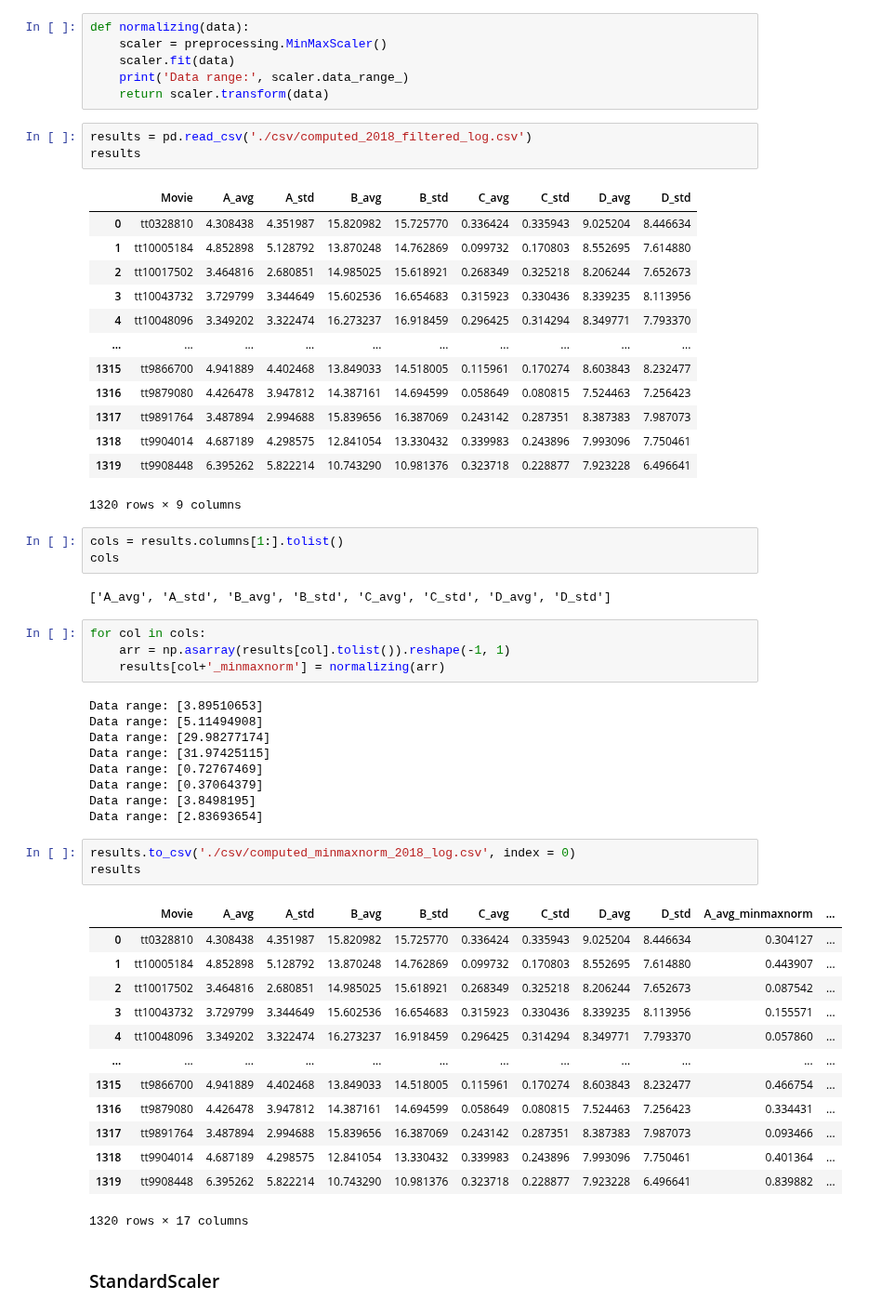
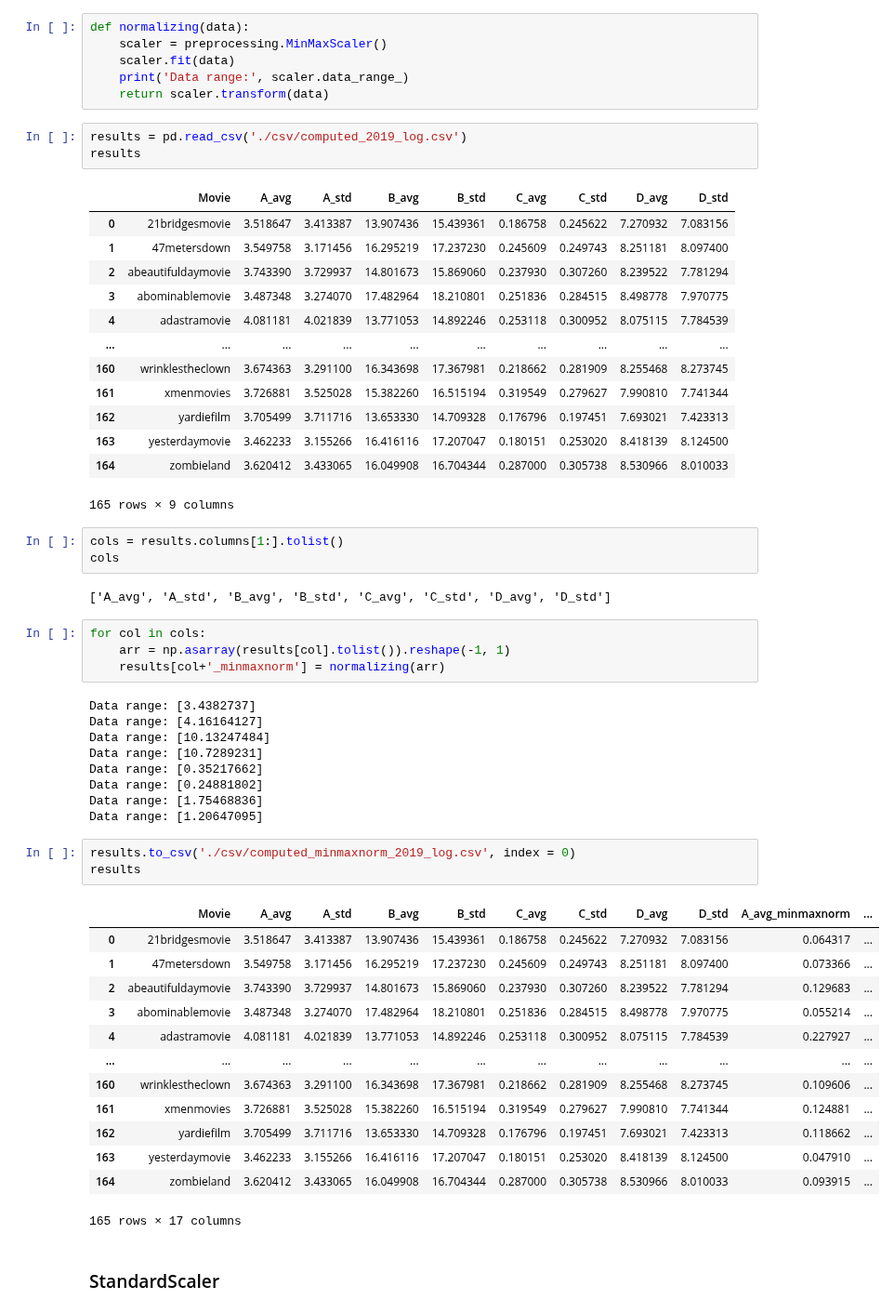
Before and after one commit to arrowill74/GPUbackup, a Jupyter notebook: Video/ComputableFeatures.ipynb, the cells around one changed output. Shown at 93% size. Cells and saved outputs as stored; diff of their text form.

Commit message:
Video feature computed

```diff
--- a/Video/ComputableFeatures.ipynb
+++ b/Video/ComputableFeatures.ipynb
@@ -336,22 +448,22 @@ def normalizing(data):
     print('Data range:', scaler.data_range_)
     return scaler.transform(data)
 # %%
-results = pd.read_csv('./csv/computed_2018_filtered_log.csv')
+results = pd.read_csv('./csv/computed_2019_log.csv')
 results
 # %% [output]
 |  | Movie | A_avg | A_std | B_avg | B_std | C_avg | C_std | D_avg | D_std |
-| 0 | tt0328810 | 4.308438 | 4.351987 | 15.820982 | 15.725770 | 0.336424 | 0.335943 | 9.025204 | 8.446634 |
-| 1 | tt10005184 | 4.852898 | 5.128792 | 13.870248 | 14.762869 | 0.099732 | 0.170803 | 8.552695 | 7.614880 |
-| 2 | tt10017502 | 3.464816 | 2.680851 | 14.985025 | 15.618921 | 0.268349 | 0.325218 | 8.206244 | 7.652673 |
-| 3 | tt10043732 | 3.729799 | 3.344649 | 15.602536 | 16.654683 | 0.315923 | 0.330436 | 8.339235 | 8.113956 |
-| 4 | tt10048096 | 3.349202 | 3.322474 | 16.273237 | 16.918459 | 0.296425 | 0.314294 | 8.349771 | 7.793370 |
+| 0 | 21bridgesmovie | 3.518647 | 3.413387 | 13.907436 | 15.439361 | 0.186758 | 0.245622 | 7.270932 | 7.083156 |
+| 1 | 47metersdown | 3.549758 | 3.171456 | 16.295219 | 17.237230 | 0.245609 | 0.249743 | 8.251181 | 8.097400 |
+| 2 | abeautifuldaymovie | 3.743390 | 3.729937 | 14.801673 | 15.869060 | 0.237930 | 0.307260 | 8.239522 | 7.781294 |
+| 3 | abominablemovie | 3.487348 | 3.274070 | 17.482964 | 18.210801 | 0.251836 | 0.284515 | 8.498778 | 7.970775 |
+| 4 | adastramovie | 4.081181 | 4.021839 | 13.771053 | 14.892246 | 0.253118 | 0.300952 | 8.075115 | 7.784539 |
 | ... | ... | ... | ... | ... | ... | ... | ... | ... | ... |
-| 1315 | tt9866700 | 4.941889 | 4.402468 | 13.849033 | 14.518005 | 0.115961 | 0.170274 | 8.603843 | 8.232477 |
-| 1316 | tt9879080 | 4.426478 | 3.947812 | 14.387161 | 14.694599 | 0.058649 | 0.080815 | 7.524463 | 7.256423 |
-| 1317 | tt9891764 | 3.487894 | 2.994688 | 15.839656 | 16.387069 | 0.243142 | 0.287351 | 8.387383 | 7.987073 |
-| 1318 | tt9904014 | 4.687189 | 4.298575 | 12.841054 | 13.330432 | 0.339983 | 0.243896 | 7.993096 | 7.750461 |
-| 1319 | tt9908448 | 6.395262 | 5.822214 | 10.743290 | 10.981376 | 0.323718 | 0.228877 | 7.923228 | 6.496641 |
+| 160 | wrinklestheclown | 3.674363 | 3.291100 | 16.343698 | 17.367981 | 0.218662 | 0.281909 | 8.255468 | 8.273745 |
+| 161 | xmenmovies | 3.726881 | 3.525028 | 15.382260 | 16.515194 | 0.319549 | 0.279627 | 7.990810 | 7.741344 |
+| 162 | yardiefilm | 3.705499 | 3.711716 | 13.653330 | 14.709328 | 0.176796 | 0.197451 | 7.693021 | 7.423313 |
+| 163 | yesterdaymovie | 3.462233 | 3.155266 | 16.416116 | 17.207047 | 0.180151 | 0.253020 | 8.418139 | 8.124500 |
+| 164 | zombieland | 3.620412 | 3.433065 | 16.049908 | 16.704344 | 0.287000 | 0.305738 | 8.530966 | 8.010033 |
-1320 rows × 9 columns
+165 rows × 9 columns
 # %%
 cols = results.columns[1:].tolist()
 cols
@@ -362,31 +474,31 @@ for col in cols:
     arr = np.asarray(results[col].tolist()).reshape(-1, 1)
     results[col+'_minmaxnorm'] = normalizing(arr)
 # %% [output]
-Data range: [3.89510653]
-Data range: [5.11494908]
-Data range: [29.98277174]
-Data range: [31.97425115]
-Data range: [0.72767469]
-Data range: [0.37064379]
-Data range: [3.8498195]
-Data range: [2.83693654]
+Data range: [3.4382737]
+Data range: [4.16164127]
+Data range: [10.13247484]
+Data range: [10.7289231]
+Data range: [0.35217662]
+Data range: [0.24881802]
+Data range: [1.75468836]
+Data range: [1.20647095]
 # %%
-results.to_csv('./csv/computed_minmaxnorm_2018_log.csv', index = 0)
+results.to_csv('./csv/computed_minmaxnorm_2019_log.csv', index = 0)
 results
 # %% [output]
 |  | Movie | A_avg | A_std | B_avg | B_std | C_avg | C_std | D_avg | D_std | A_avg_minmaxnorm | ... |
-| 0 | tt0328810 | 4.308438 | 4.351987 | 15.820982 | 15.725770 | 0.336424 | 0.335943 | 9.025204 | 8.446634 | 0.304127 | ... |
-| 1 | tt10005184 | 4.852898 | 5.128792 | 13.870248 | 14.762869 | 0.099732 | 0.170803 | 8.552695 | 7.614880 | 0.443907 | ... |
-| 2 | tt10017502 | 3.464816 | 2.680851 | 14.985025 | 15.618921 | 0.268349 | 0.325218 | 8.206244 | 7.652673 | 0.087542 | ... |
-| 3 | tt10043732 | 3.729799 | 3.344649 | 15.602536 | 16.654683 | 0.315923 | 0.330436 | 8.339235 | 8.113956 | 0.155571 | ... |
-| 4 | tt10048096 | 3.349202 | 3.322474 | 16.273237 | 16.918459 | 0.296425 | 0.314294 | 8.349771 | 7.793370 | 0.057860 | ... |
+| 0 | 21bridgesmovie | 3.518647 | 3.413387 | 13.907436 | 15.439361 | 0.186758 | 0.245622 | 7.270932 | 7.083156 | 0.064317 | ... |
+| 1 | 47metersdown | 3.549758 | 3.171456 | 16.295219 | 17.237230 | 0.245609 | 0.249743 | 8.251181 | 8.097400 | 0.073366 | ... |
+| 2 | abeautifuldaymovie | 3.743390 | 3.729937 | 14.801673 | 15.869060 | 0.237930 | 0.307260 | 8.239522 | 7.781294 | 0.129683 | ... |
+| 3 | abominablemovie | 3.487348 | 3.274070 | 17.482964 | 18.210801 | 0.251836 | 0.284515 | 8.498778 | 7.970775 | 0.055214 | ... |
+| 4 | adastramovie | 4.081181 | 4.021839 | 13.771053 | 14.892246 | 0.253118 | 0.300952 | 8.075115 | 7.784539 | 0.227927 | ... |
 | ... | ... | ... | ... | ... | ... | ... | ... | ... | ... | ... | ... |
-| 1315 | tt9866700 | 4.941889 | 4.402468 | 13.849033 | 14.518005 | 0.115961 | 0.170274 | 8.603843 | 8.232477 | 0.466754 | ... |
-| 1316 | tt9879080 | 4.426478 | 3.947812 | 14.387161 | 14.694599 | 0.058649 | 0.080815 | 7.524463 | 7.256423 | 0.334431 | ... |
-| 1317 | tt9891764 | 3.487894 | 2.994688 | 15.839656 | 16.387069 | 0.243142 | 0.287351 | 8.387383 | 7.987073 | 0.093466 | ... |
-| 1318 | tt9904014 | 4.687189 | 4.298575 | 12.841054 | 13.330432 | 0.339983 | 0.243896 | 7.993096 | 7.750461 | 0.401364 | ... |
-| 1319 | tt9908448 | 6.395262 | 5.822214 | 10.743290 | 10.981376 | 0.323718 | 0.228877 | 7.923228 | 6.496641 | 0.839882 | ... |
+| 160 | wrinklestheclown | 3.674363 | 3.291100 | 16.343698 | 17.367981 | 0.218662 | 0.281909 | 8.255468 | 8.273745 | 0.109606 | ... |
+| 161 | xmenmovies | 3.726881 | 3.525028 | 15.382260 | 16.515194 | 0.319549 | 0.279627 | 7.990810 | 7.741344 | 0.124881 | ... |
+| 162 | yardiefilm | 3.705499 | 3.711716 | 13.653330 | 14.709328 | 0.176796 | 0.197451 | 7.693021 | 7.423313 | 0.118662 | ... |
+| 163 | yesterdaymovie | 3.462233 | 3.155266 | 16.416116 | 17.207047 | 0.180151 | 0.253020 | 8.418139 | 8.124500 | 0.047910 | ... |
+| 164 | zombieland | 3.620412 | 3.433065 | 16.049908 | 16.704344 | 0.287000 | 0.305738 | 8.530966 | 8.010033 | 0.093915 | ... |
-1320 rows × 17 columns
+165 rows × 17 columns
 # %% [markdown]
 ### StandardScaler
 # %%
```
Also changed, not shown: parts of 15 cells of this notebook, 16 other files.
